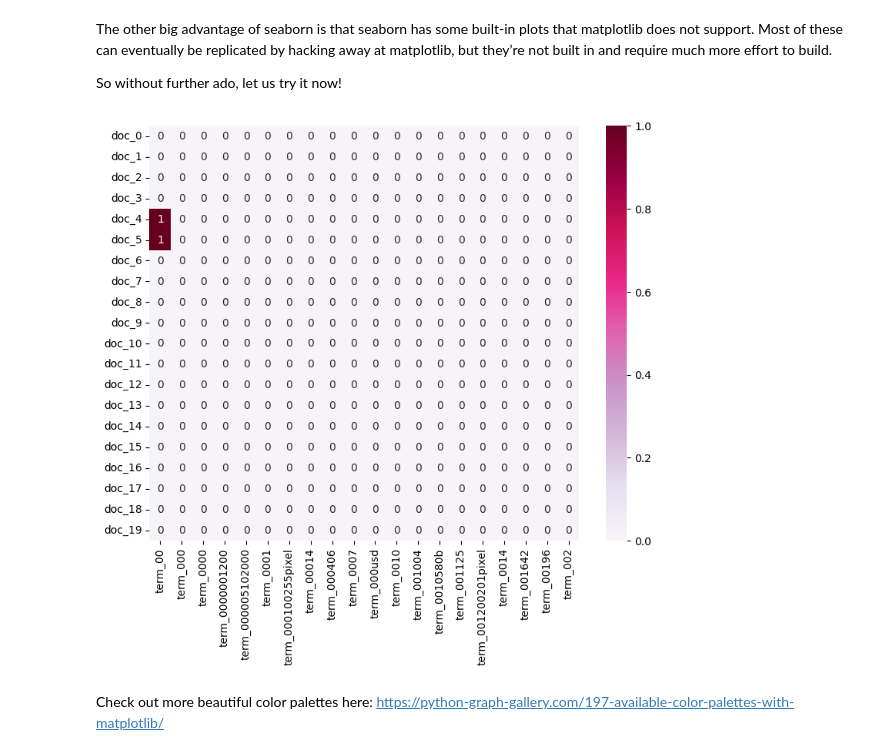
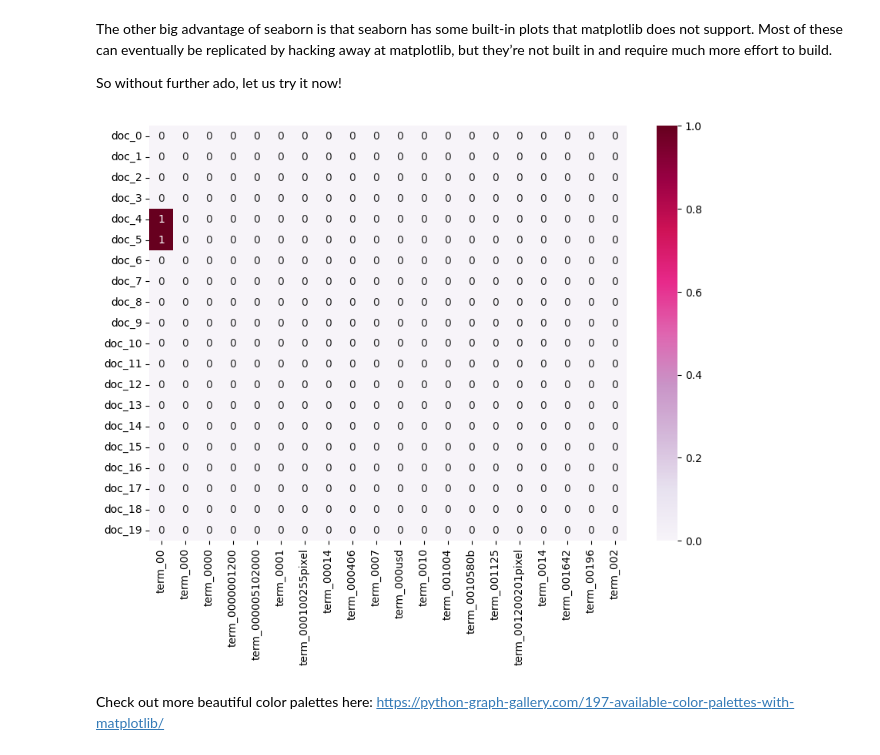
Before and after one commit to chiw4n/DM2025-Lab1-Exercise, a Jupyter notebook: DM2025-Lab1-Master.ipynb, the cells around one changed output. Saved outputs shown, nothing was run; the diff lists cells and outputs as text; code cells hidden in the pictures.

```diff
--- a/DM2025-Lab1-Master.ipynb
+++ b/DM2025-Lab1-Master.ipynb
@@ -1114,13 +1129,16 @@ So without further ado, let us try it now!
 # %%
 import seaborn as sns
 
 df_todraw = pd.DataFrame(plot_z, columns = plot_x, index = plot_y)
-plt.subplots(figsize=(9, 7))
+plt.subplots(figsize=(10, 7))
 ax = sns.heatmap(df_todraw,
                  cmap="PuRd",
                  vmin=0, vmax=1, annot=True)
+#ax.set_title("Heatmap")
+#ax.set_xlabel("Terms")
+#ax.set_ylabel("Docs")
 # %% [output]
-[figure, old version]
+[figure, new version]
 # %% [markdown]
 Check out more beautiful color palettes here: https://python-graph-gallery.com/197-available-color-palettes-with-matplotlib/
 # %% [markdown]
```
Also changed, not shown: parts of 12 cells of this notebook.
